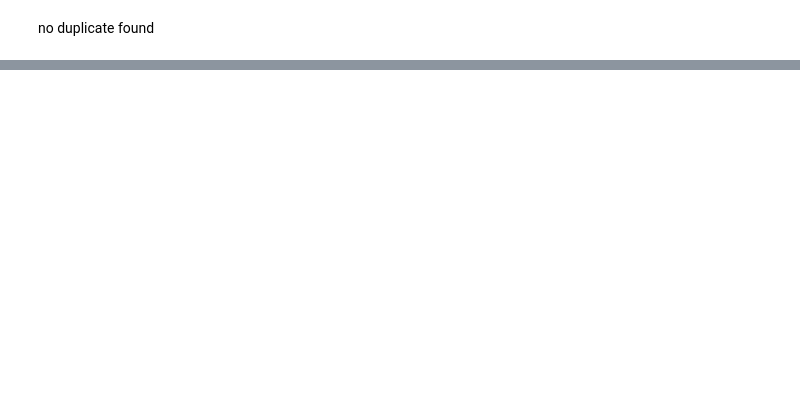
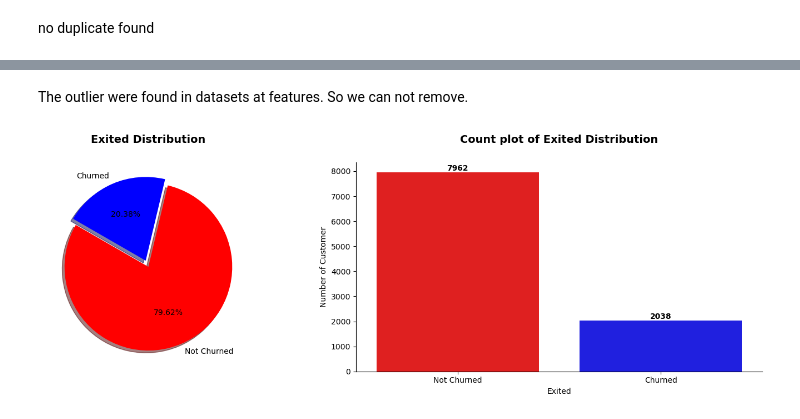
Before and after one commit to Mrityunjay835/Projects-on-Machine-Learning-, a Jupyter notebook: Project machine learning/Bank-Customer-Churn/model.ipynb, the cells around one changed output, grey strips where cells are left out. Cells and saved outputs as stored; diff of their text form; code cells hidden in the pictures; blank space fills up the shorter version.

Commit message:
change the variable type and check the duplicate vlaue

```diff
--- a/Project machine learning/Bank-Customer-Churn/model.ipynb
+++ b/Project machine learning/Bank-Customer-Churn/model.ipynb
@@ -214,0 +243,34 @@ no duplicate found
+# %% [markdown]
+The outlier were found in datasets at features. So we can not remove.
+# %%
+# use a simple color list instead of turtle.color
+exited_Distribution  = df["Exited"].value_counts().loc[[0, 1]]
+colors = ["red", "blue"]
+
+fig, ax = plt.subplots(nrows=1, ncols=2, sharey=False, figsize=(15, 5))
+# ax[0]
+ax[0].pie(
+    exited_Distribution,
+    labels = ["Not Churned", "Churned"],
+    colors = colors,
+    autopct = "%1.2f%%",
+    startangle = 150,
+    explode = (0, 0.08),
+    shadow= True
+)
+ax[0].set_title("Exited Distribution", weight="bold", fontsize=14, pad=25)
+
+# ax[1]
+sns.countplot(data=df, x = "Exited", palette=colors, ax=ax[1])
+ax[1].set_title("Count plot of Exited Distribution", weight="bold", fontsize=14, pad=25)
+for container in ax[1].containers:
+    ax[1].bar_label(container, fmt="%d", label_type="edge", fontsize=10, weight="bold")
+ax[1].set_ylabel("Number of Customer")
+ax[1].set_xticks([0, 1])
+ax[1].set_xticklabels(["Not Churned", "Churned"])
+sns.despine(ax=ax[1], top=True, right=True, left=False, bottom=False)
+
+plt.tight_layout()
+plt.show()
+# %% [output]
+[figure, added]
```
Also changed, not shown: parts of 5 cells of this notebook.
